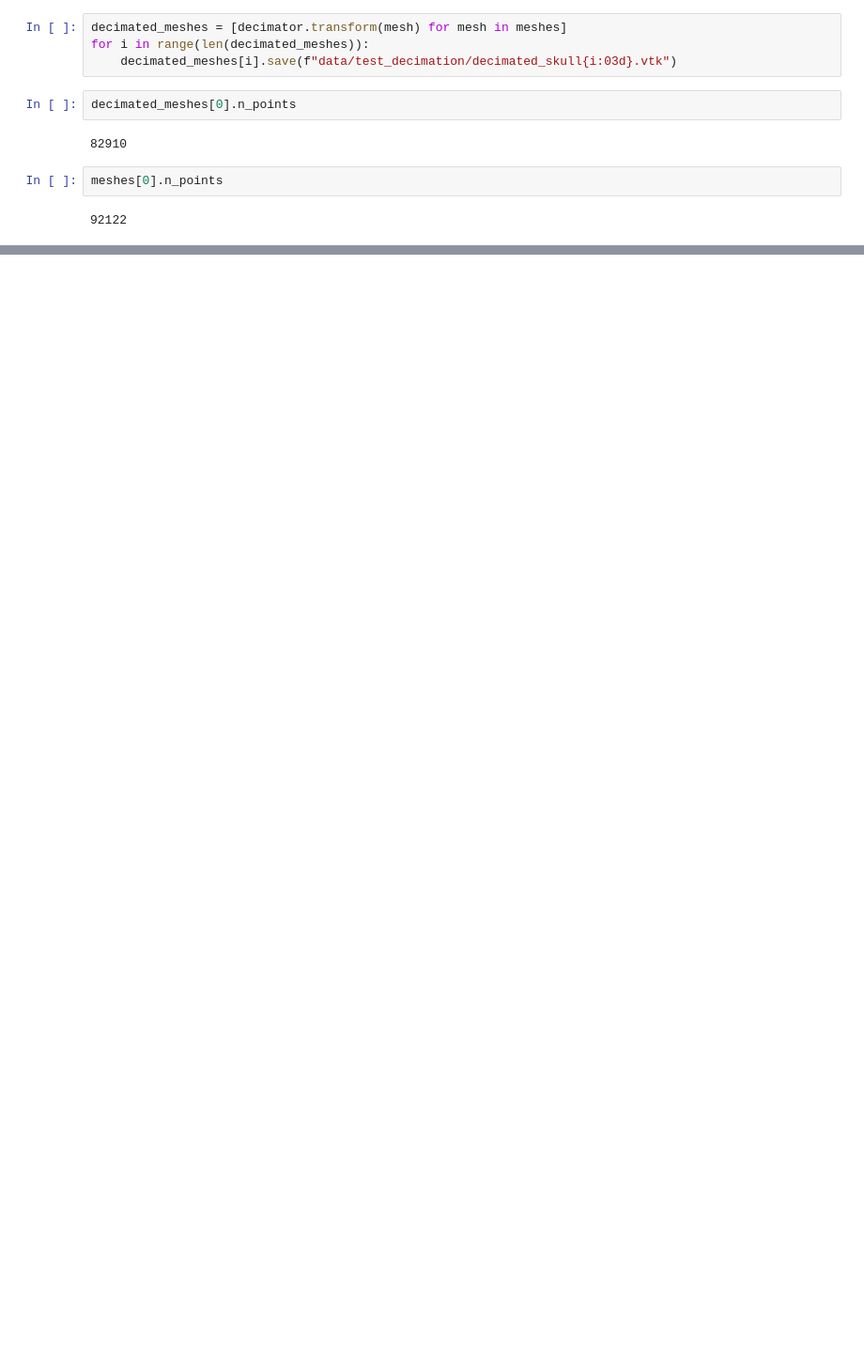
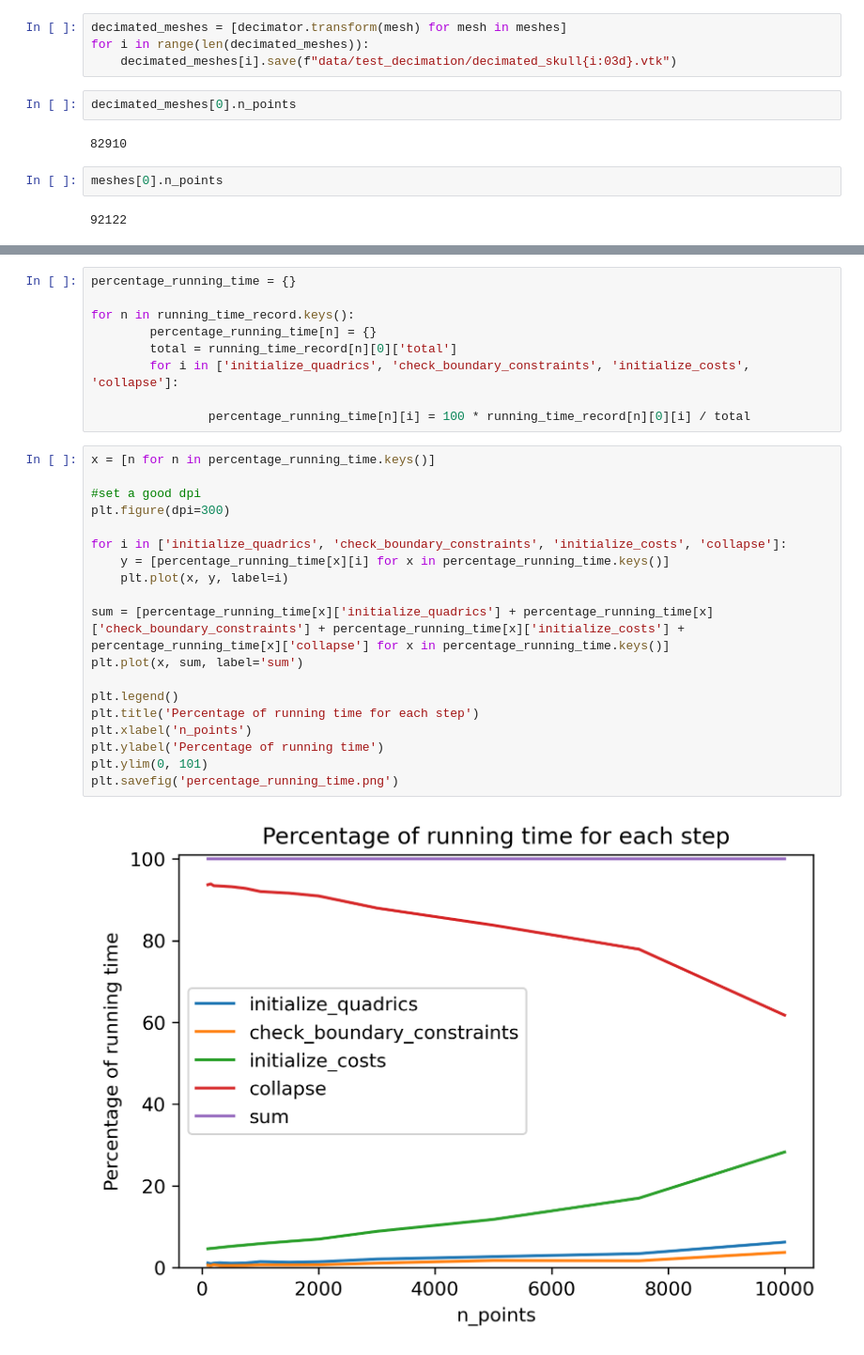
Before and after one commit to scikit-shapes/scikit-shapes, a Jupyter notebook: example.ipynb, the cells around one changed output, grey strips where cells are left out. Shown at 94% size. Saved outputs shown, nothing was run; the diff lists cells and outputs as text; blank space fills up the shorter version.

```diff
--- a/example.ipynb
+++ b/example.ipynb
@@ -1495,0 +1661,30 @@ meshes[0].decimate(target_reduction=0.99)
+# %%
+percentage_running_time = {}
+
+for n in running_time_record.keys():
+        percentage_running_time[n] = {}
+        total = running_time_record[n][0]['total']
+        for i in ['initialize_quadrics', 'check_boundary_constraints', 'initialize_costs', 'collapse']:
+
+                percentage_running_time[n][i] = 100 * running_time_record[n][0][i] / total
+# %%
+x = [n for n in percentage_running_time.keys()]
+
+#set a good dpi
+plt.figure(dpi=300)
+
+for i in ['initialize_quadrics', 'check_boundary_constraints', 'initialize_costs', 'collapse']:
+    y = [percentage_running_time[x][i] for x in percentage_running_time.keys()]
+    plt.plot(x, y, label=i)
+
+sum = [percentage_running_time[x]['initialize_quadrics'] + percentage_running_time[x]['check_boundary_constraints'] + percentage_running_time[x]['initialize_costs'] + percentage_running_time[x]['collapse'] for x in percentage_running_time.keys()]
+plt.plot(x, sum, label='sum')
+
+plt.legend()
+plt.title('Percentage of running time for each step')
+plt.xlabel('n_points')
+plt.ylabel('Percentage of running time')
+plt.ylim(0, 101)
+plt.savefig('percentage_running_time.png')
+# %% [output]
+[figure, added]
```
Also changed, not shown: parts of 12 cells of this notebook, 2 other files.
